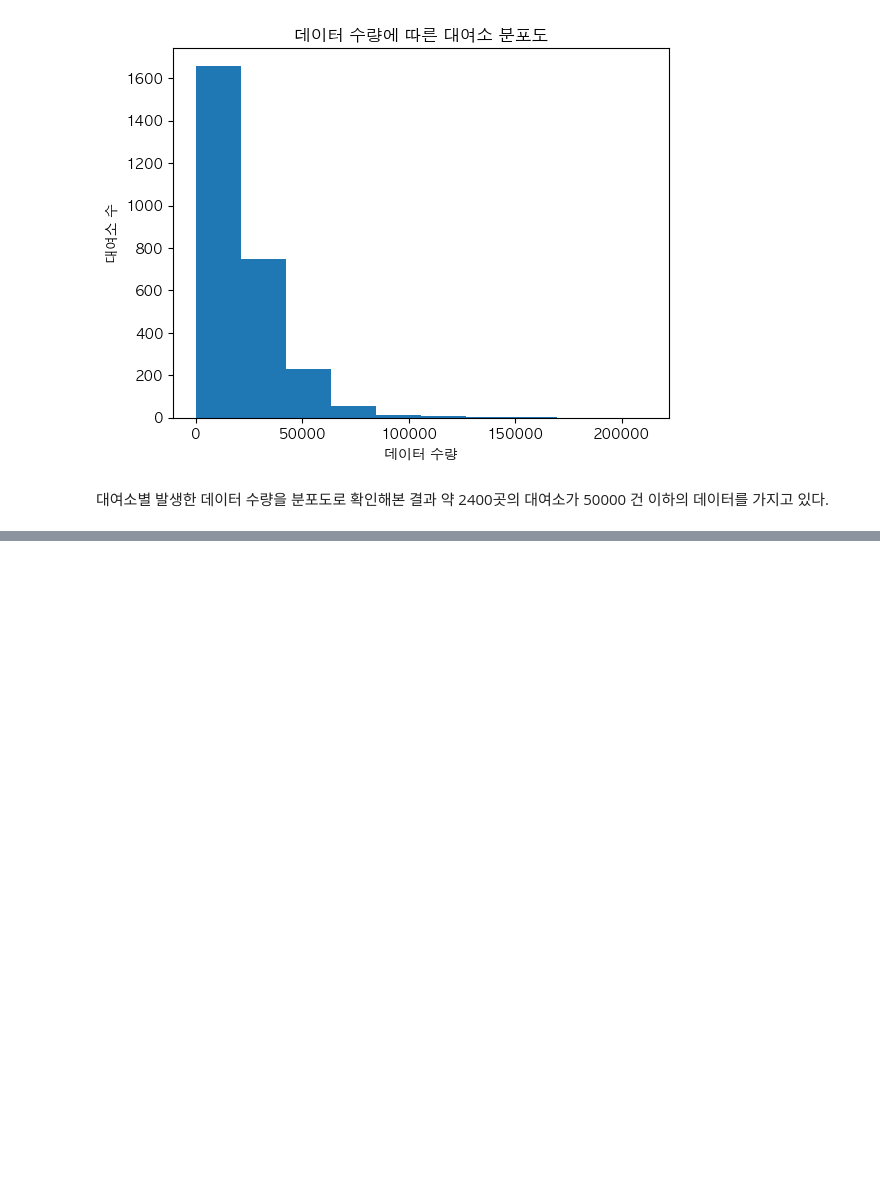
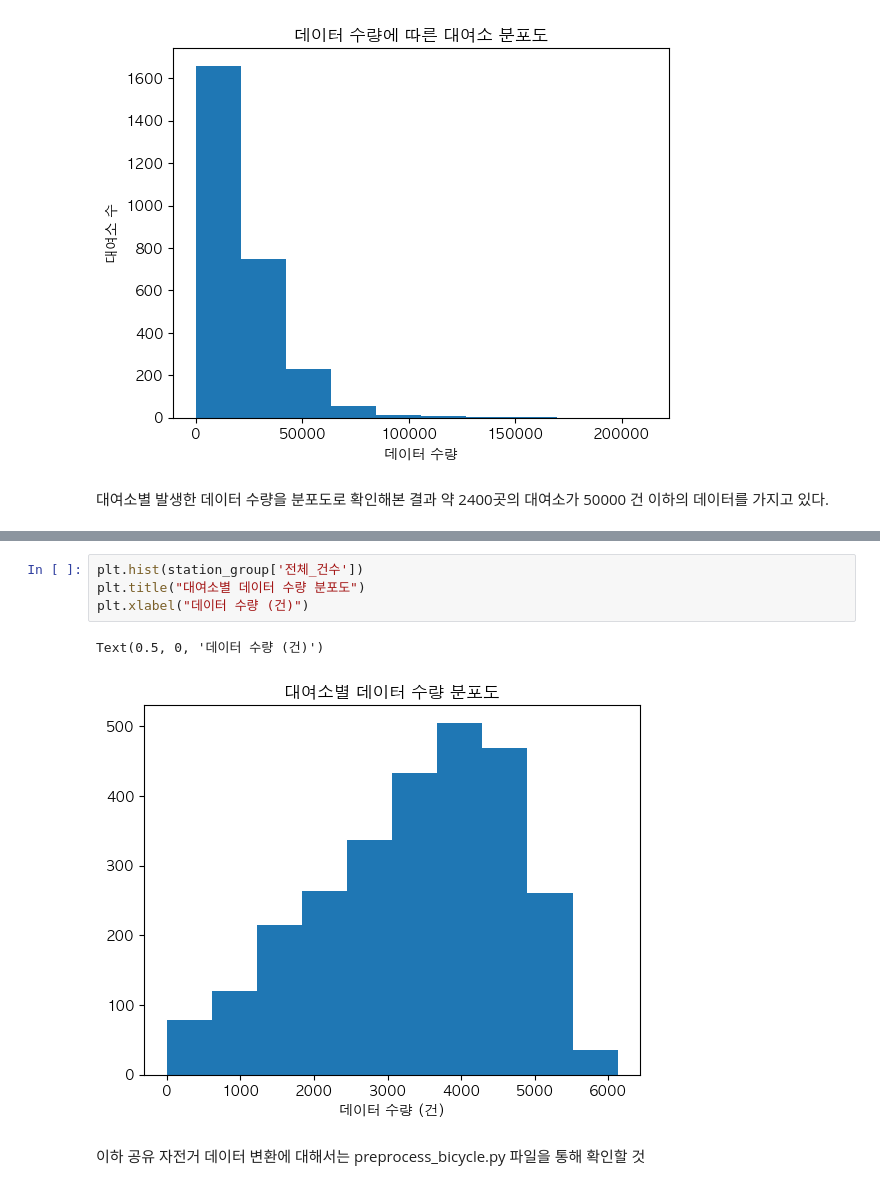
Before and after one commit to official-vvoo/Bicycle-Sharing-System, a Jupyter notebook: preprocessing/EDA_before_preprocess.ipynb, the cells around one changed output, grey strips where cells are left out. Saved outputs shown, nothing was run; the diff lists cells and outputs as text; blank space fills up the shorter version.

```diff
--- a/preprocessing/DataPreprocessing_vvoo.ipynb
+++ b/preprocessing/EDA_before_preprocess.ipynb
@@ -324,0 +405,9 @@ Text(0.5, 0, '데이터 수량')
+# %%
+plt.hist(station_group['전체_건수'])
+plt.title("대여소별 데이터 수량 분포도")
+plt.xlabel("데이터 수량 (건)")
+# %% [output]
+Text(0.5, 0, '데이터 수량 (건)')
+[figure, added]
+# %% [markdown]
+이하 공유 자전거 데이터 변환에 대해서는 preprocess_bicycle.py 파일을 통해 확인할 것
```
Also changed, not shown: parts of 19 cells of this notebook, 1 other file.
